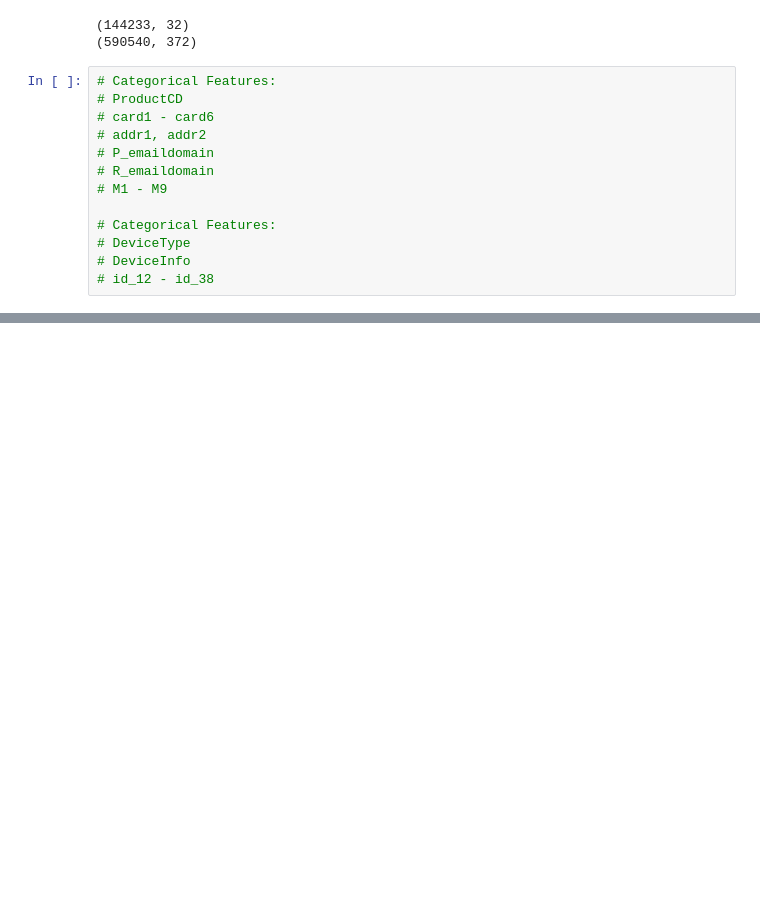
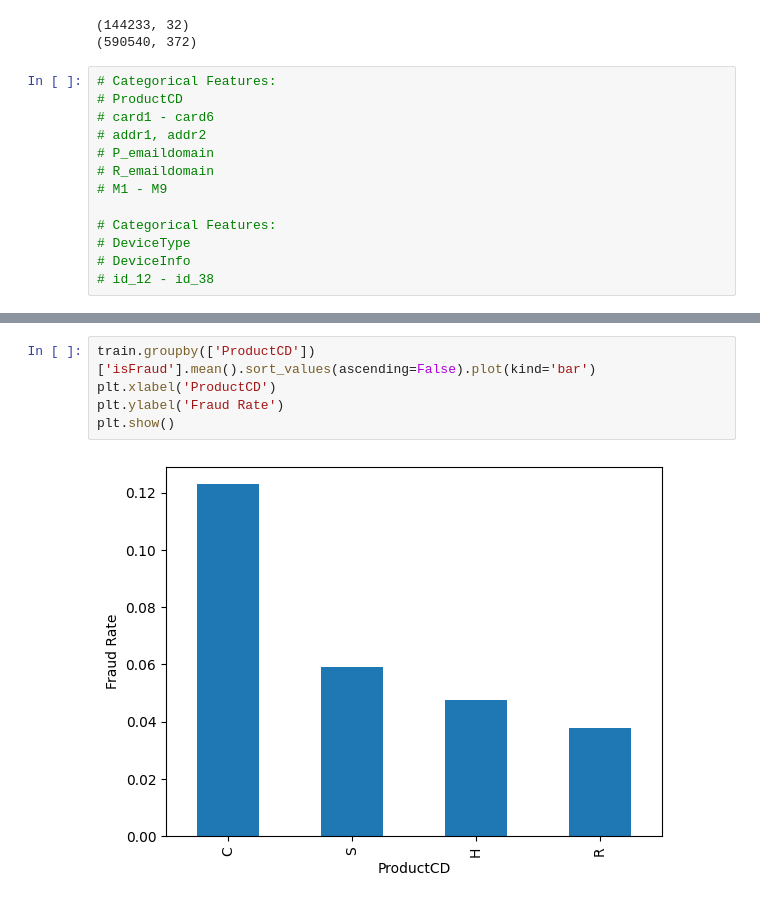
Before and after one commit to suvkp/fraud_detection, a Jupyter notebook: notebook/02_first_step.ipynb, the cells around one changed output, grey strips where cells are left out. Cells and saved outputs as stored; diff of their text form; blank space fills up the shorter version.

```diff
--- a/notebook/02_first_step.ipynb
+++ b/notebook/02_first_step.ipynb
@@ -115,0 +142,7 @@ print(train_trans_v2.shape)
+# %%
+train.groupby(['ProductCD'])['isFraud'].mean().sort_values(ascending=False).plot(kind='bar')
+plt.xlabel('ProductCD')
+plt.ylabel('Fraud Rate')
+plt.show()
+# %% [output]
+[figure, added]
```
Also changed, not shown: parts of 8 cells of this notebook, 9 other files.
